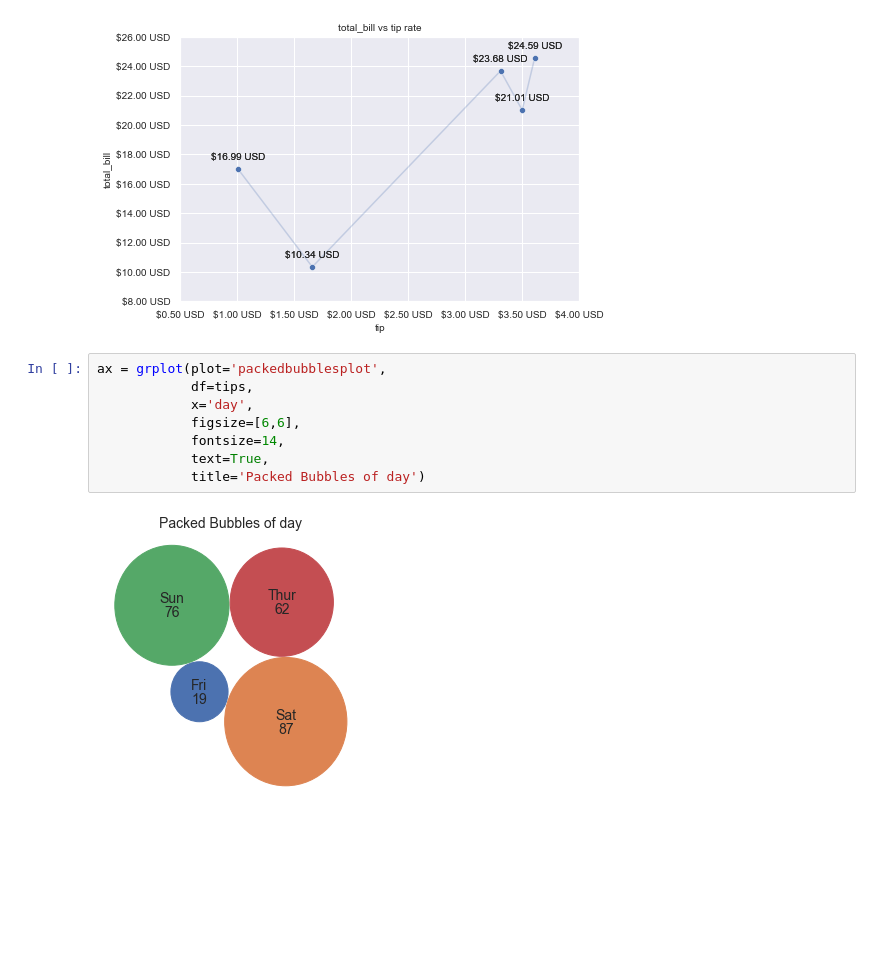
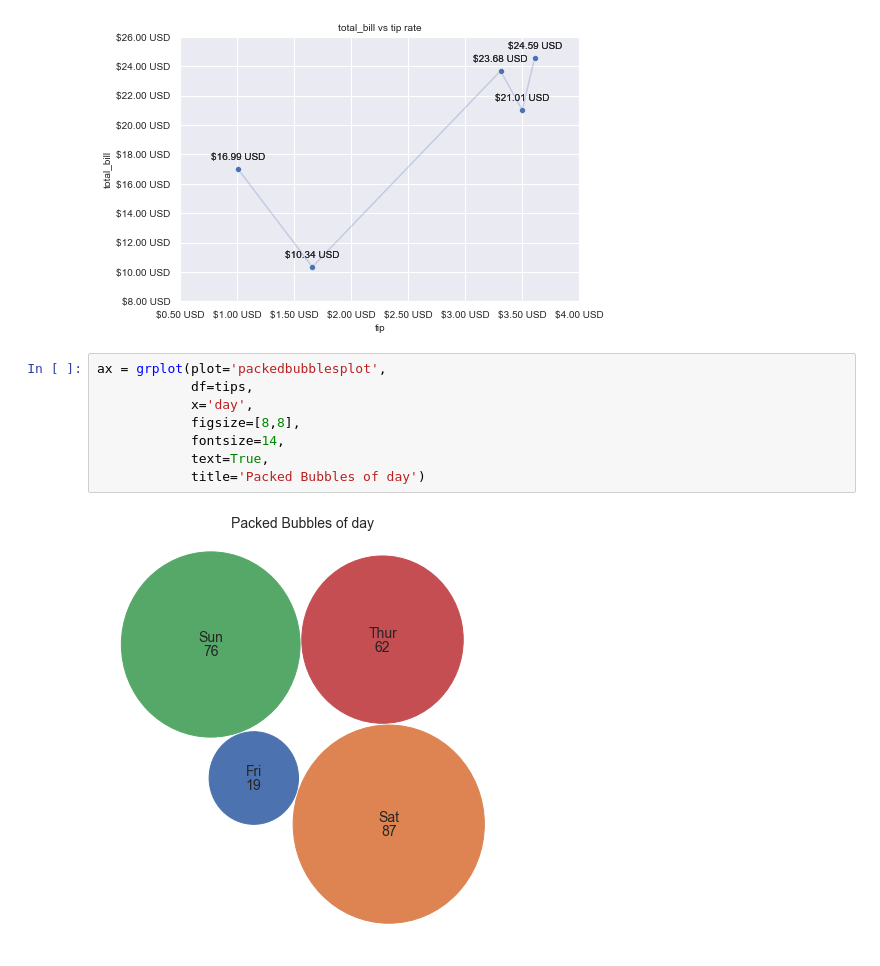
Before and after one commit to ghiffaryr/grplot, a Jupyter notebook: doc/example/example.ipynb, the cells around one changed output. Saved outputs shown, nothing was run; the diff lists cells and outputs as text; blank space fills up the shorter version.

```diff
--- a/doc/example/example.ipynb
+++ b/doc/example/example.ipynb
@@ -64,10 +64,10 @@ ax = grplot(plot='lineplot+scatterplot',
 # %%
 ax = grplot(plot='packedbubblesplot',
             df=tips,
             x='day',
-            figsize=[6,6],
+            figsize=[8,8],
             fontsize=14,
             text=True,
             title='Packed Bubbles of day')
 # %% [output]
-[figure, old version]
+[figure, new version]
```
Also changed, not shown: parts of 1 cell of this notebook.
